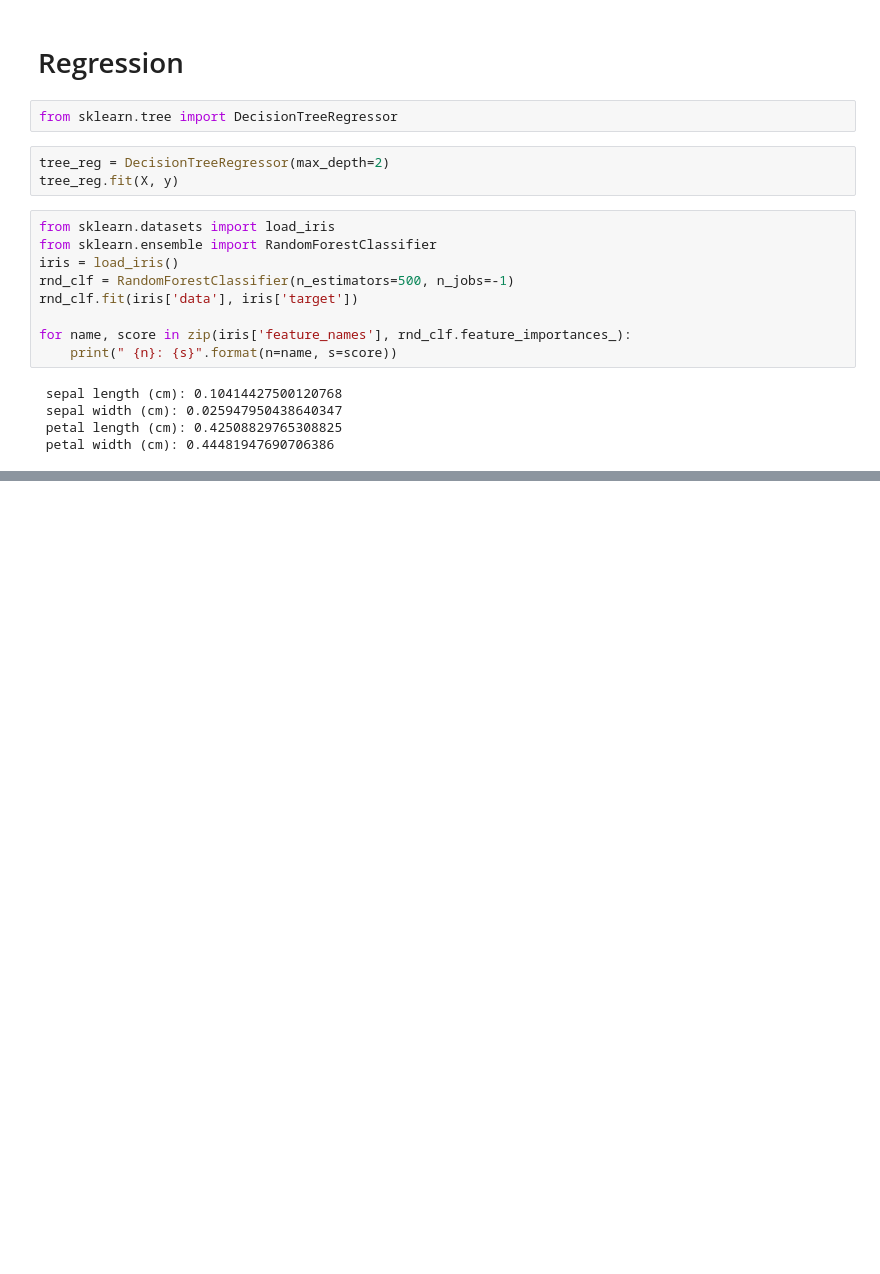
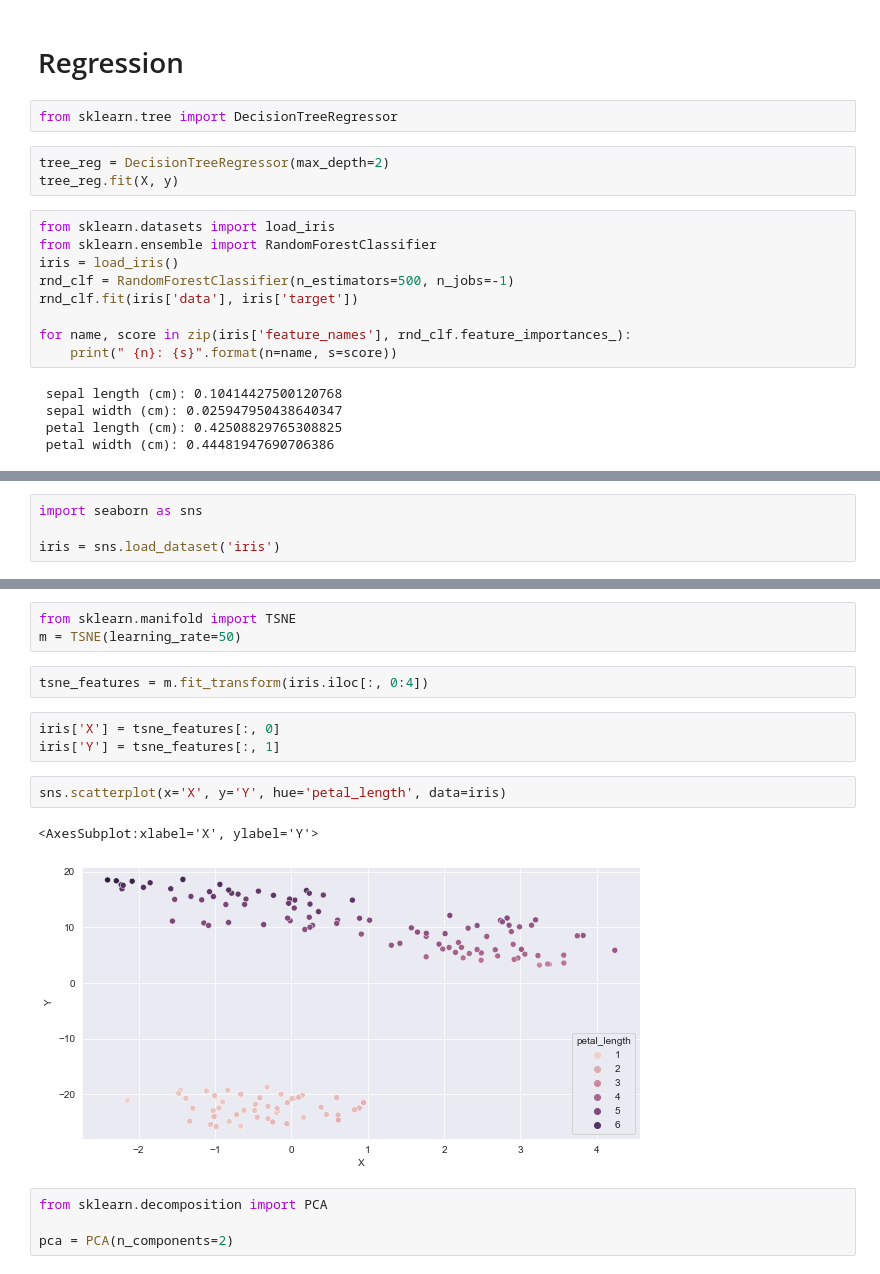
Before and after one commit to trillianx/machine_learning_notes, a Jupyter notebook: Hands_on_ML/notebooks/Chapter_06.ipynb, the cells around one changed output, grey strips where cells are left out. Cells and saved outputs as stored; diff of their text form; blank space fills up the shorter version.

```diff
--- a/Hands_on_ML/notebooks/Chapter_06.ipynb
+++ b/Hands_on_ML/notebooks/Chapter_06.ipynb
@@ -71,0 +77,4 @@ for name, score in zip(iris['feature_names'], rnd_clf.feature_importances_):
+# %%
+import seaborn as sns
+
+iris = sns.load_dataset('iris')
@@ -71,0 +90,17 @@ for name, score in zip(iris['feature_names'], rnd_clf.feature_importances_):
+# %%
+from sklearn.manifold import TSNE
+m = TSNE(learning_rate=50)
+# %%
+tsne_features = m.fit_transform(iris.iloc[:, 0:4])
+# %%
+iris['X'] = tsne_features[:, 0]
+iris['Y'] = tsne_features[:, 1]
+# %%
+sns.scatterplot(x='X', y='Y', hue='petal_length', data=iris)
+# %% [output]
+<AxesSubplot:xlabel='X', ylabel='Y'>
+[figure, added]
+# %%
+from sklearn.decomposition import PCA
+
+pca = PCA(n_components=2)
```
Also changed, not shown: parts of 3 cells of this notebook, 17 other files.
